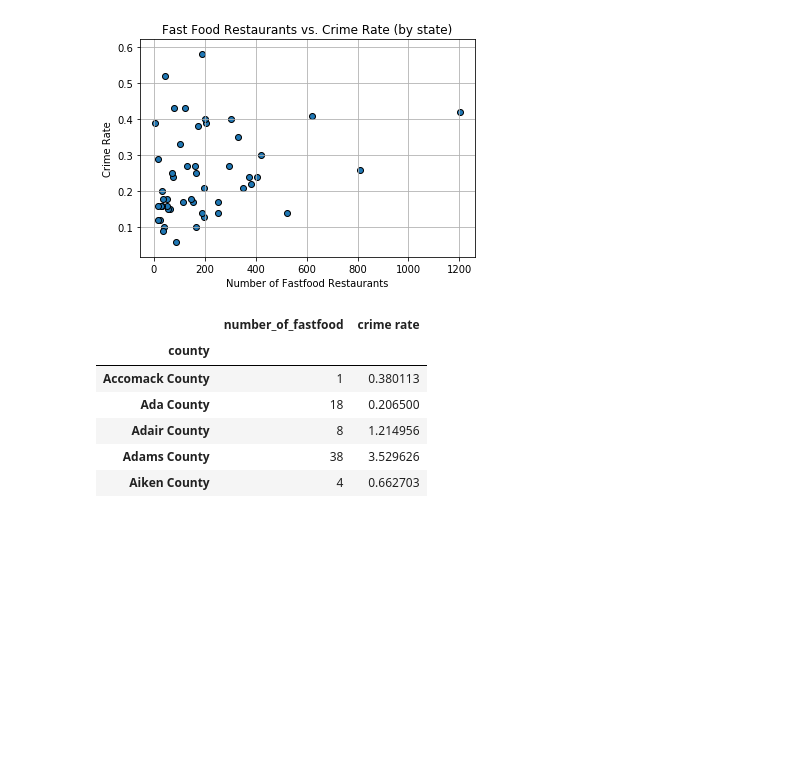
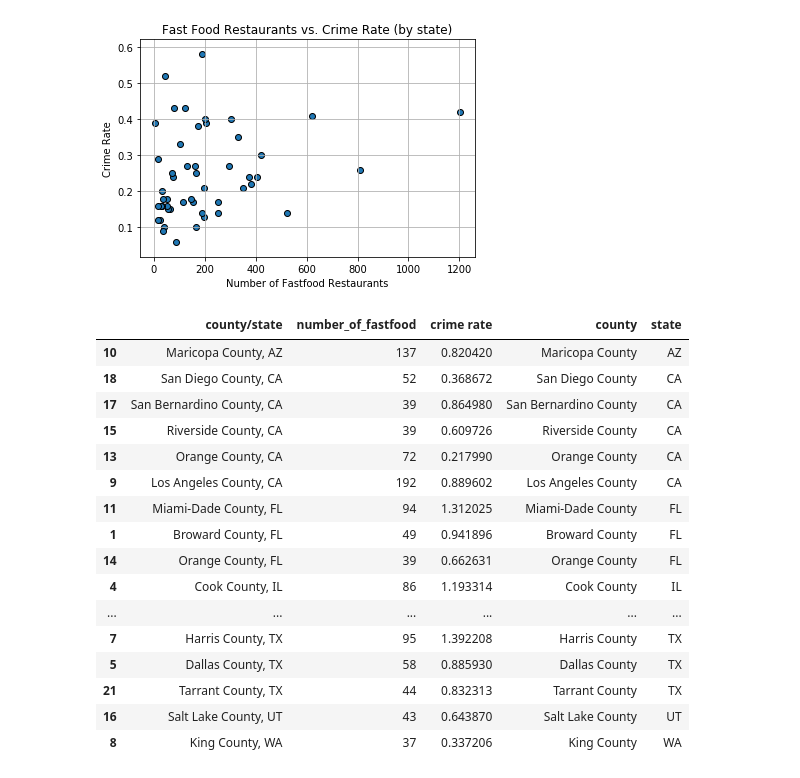
Before and after one commit to r-matt-hawley/FastFoodConcerns, a Jupyter notebook: FastFood vs. Crime Rate.ipynb, the cells around one changed output. Cells and saved outputs as stored; diff of their text form; code cells hidden in the pictures; blank space fills up the shorter version.

```diff
--- a/FastFood vs. Crime Rate.ipynb
+++ b/FastFood vs. Crime Rate.ipynb
@@ -54,16 +93,29 @@ crime_bycounty = crime_data2.groupby(['county'])
 crime_bycounty = crime_bycounty[['crime rate']]
 crime_bycounty = crime_bycounty.sum()
-# %%
-combined_df2 = pd.merge(ff_bycounty, crime_bycounty, on='county', how='inner')
-combined_df2.head()
-# %% [output]
-|  | number_of_fastfood | crime rate |
-| county |  |  |
-| Accomack County | 1 | 0.380113 |
-| Ada County | 18 | 0.206500 |
-| Adair County | 8 | 1.214956 |
-| Adams County | 38 | 3.529626 |
-| Aiken County | 4 | 0.662703 |
+# %%
+combined_df2 = pd.merge(ff_bycounty, crime_bycounty, on='county/state', how='inner')
+combined_sort = combined_df2.loc[combined_df2["number_of_fastfood"] > 36, :]
+combined_sort = combined_sort.reset_index(inplace=False)
+combined_sort[['county','state']] = combined_sort['county/state'].str.split(',',expand=True)
+combined_sort.sort_values('state', ascending=True)
+# %% [output]
+|  | county/state | number_of_fastfood | crime rate | county | state |
+| 10 | Maricopa County, AZ | 137 | 0.820420 | Maricopa County | AZ |
+| 18 | San Diego County, CA | 52 | 0.368672 | San Diego County | CA |
+| 17 | San Bernardino County, CA | 39 | 0.864980 | San Bernardino County | CA |
+| 15 | Riverside County, CA | 39 | 0.609726 | Riverside County | CA |
+| 13 | Orange County, CA | 72 | 0.217990 | Orange County | CA |
+| 9 | Los Angeles County, CA | 192 | 0.889602 | Los Angeles County | CA |
+| 11 | Miami-Dade County, FL | 94 | 1.312025 | Miami-Dade County | FL |
+| 1 | Broward County, FL | 49 | 0.941896 | Broward County | FL |
+| 14 | Orange County, FL | 39 | 0.662631 | Orange County | FL |
+| 4 | Cook County, IL | 86 | 1.193314 | Cook County | IL |
+| ... | ... | ... | ... | ... | ... |
+| 7 | Harris County, TX | 95 | 1.392208 | Harris County | TX |
+| 5 | Dallas County, TX | 58 | 0.885930 | Dallas County | TX |
+| 21 | Tarrant County, TX | 44 | 0.832313 | Tarrant County | TX |
+| 16 | Salt Lake County, UT | 43 | 0.643870 | Salt Lake County | UT |
+| 8 | King County, WA | 37 | 0.337206 | King County | WA |
 # %%
 plt.scatter(combined_df2["number_of_fastfood"], combined_df2["crime rate"], edgecolor="black", marker="o")
 
```
Also changed, not shown: parts of 7 cells of this notebook, 1 other file.
